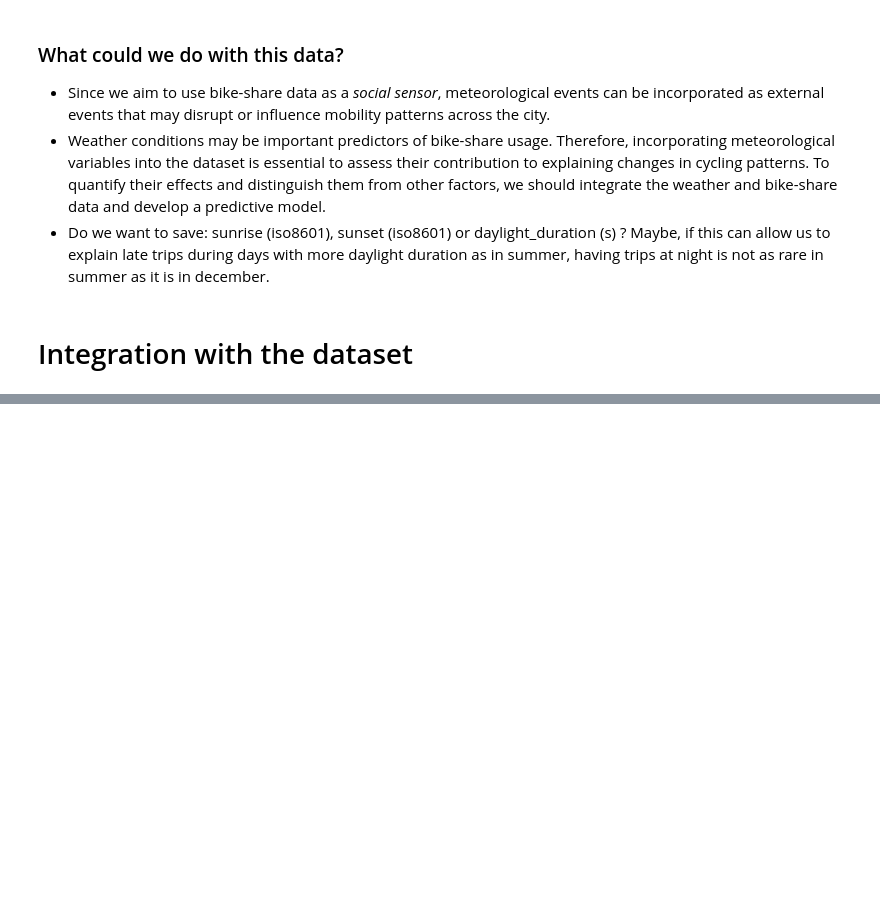
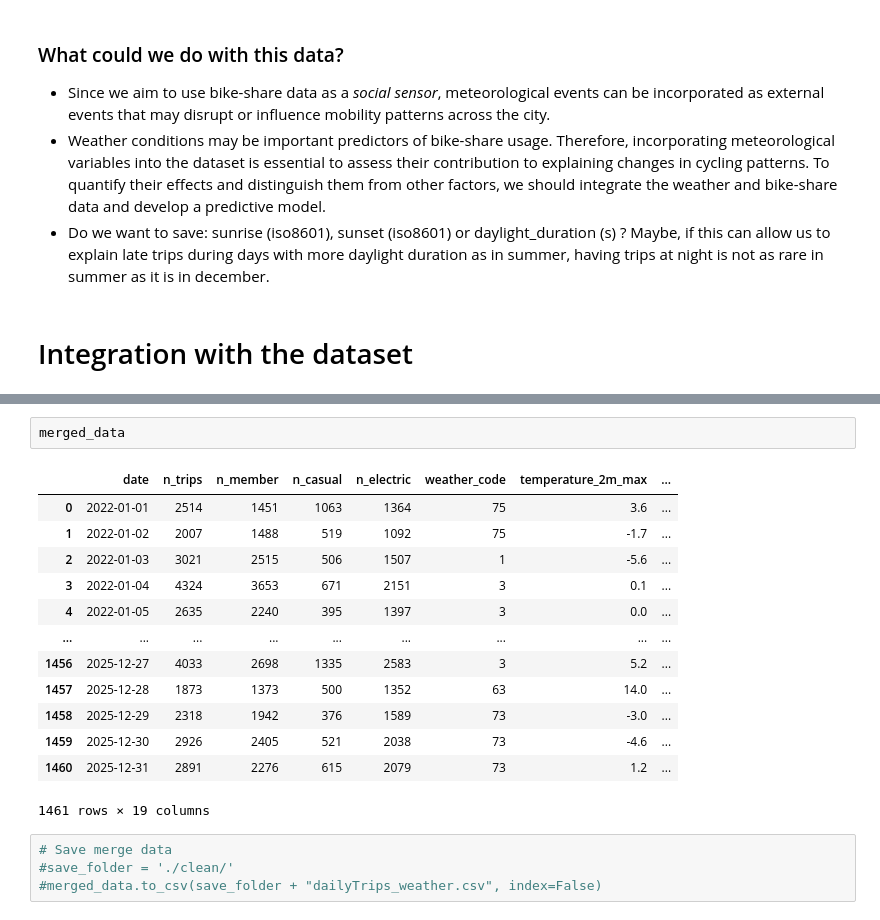
Before and after one commit to laure-cio/ADA-project2026, a Jupyter notebook: data/forecast/weather_examin.ipynb, the cells around one changed output, grey strips where cells are left out. Saved outputs shown, nothing was run; the diff lists cells and outputs as text; blank space fills up the shorter version.

```diff
--- a/data/forecast/weather_examin.ipynb
+++ b/data/forecast/weather_examin.ipynb
@@ -730,0 +770,20 @@ weather22_25 = pd.read_csv(save_folder + 'weather_2022_2025.csv')
+# %%
+merged_data
+# %% [output]
+|  | date | n_trips | n_member | n_casual | n_electric | weather_code | temperature_2m_max | ... |
+| 0 | 2022-01-01 | 2514 | 1451 | 1063 | 1364 | 75 | 3.6 | ... |
+| 1 | 2022-01-02 | 2007 | 1488 | 519 | 1092 | 75 | -1.7 | ... |
+| 2 | 2022-01-03 | 3021 | 2515 | 506 | 1507 | 1 | -5.6 | ... |
+| 3 | 2022-01-04 | 4324 | 3653 | 671 | 2151 | 3 | 0.1 | ... |
+| 4 | 2022-01-05 | 2635 | 2240 | 395 | 1397 | 3 | 0.0 | ... |
+| ... | ... | ... | ... | ... | ... | ... | ... | ... |
+| 1456 | 2025-12-27 | 4033 | 2698 | 1335 | 2583 | 3 | 5.2 | ... |
+| 1457 | 2025-12-28 | 1873 | 1373 | 500 | 1352 | 63 | 14.0 | ... |
+| 1458 | 2025-12-29 | 2318 | 1942 | 376 | 1589 | 73 | -3.0 | ... |
+| 1459 | 2025-12-30 | 2926 | 2405 | 521 | 2038 | 73 | -4.6 | ... |
+| 1460 | 2025-12-31 | 2891 | 2276 | 615 | 2079 | 73 | 1.2 | ... |
+1461 rows × 19 columns
+# %%
+# Save merge data
+#save_folder = './clean/'
+#merged_data.to_csv(save_folder + "dailyTrips_weather.csv", index=False)
```
Also changed, not shown: parts of 12 cells of this notebook.
